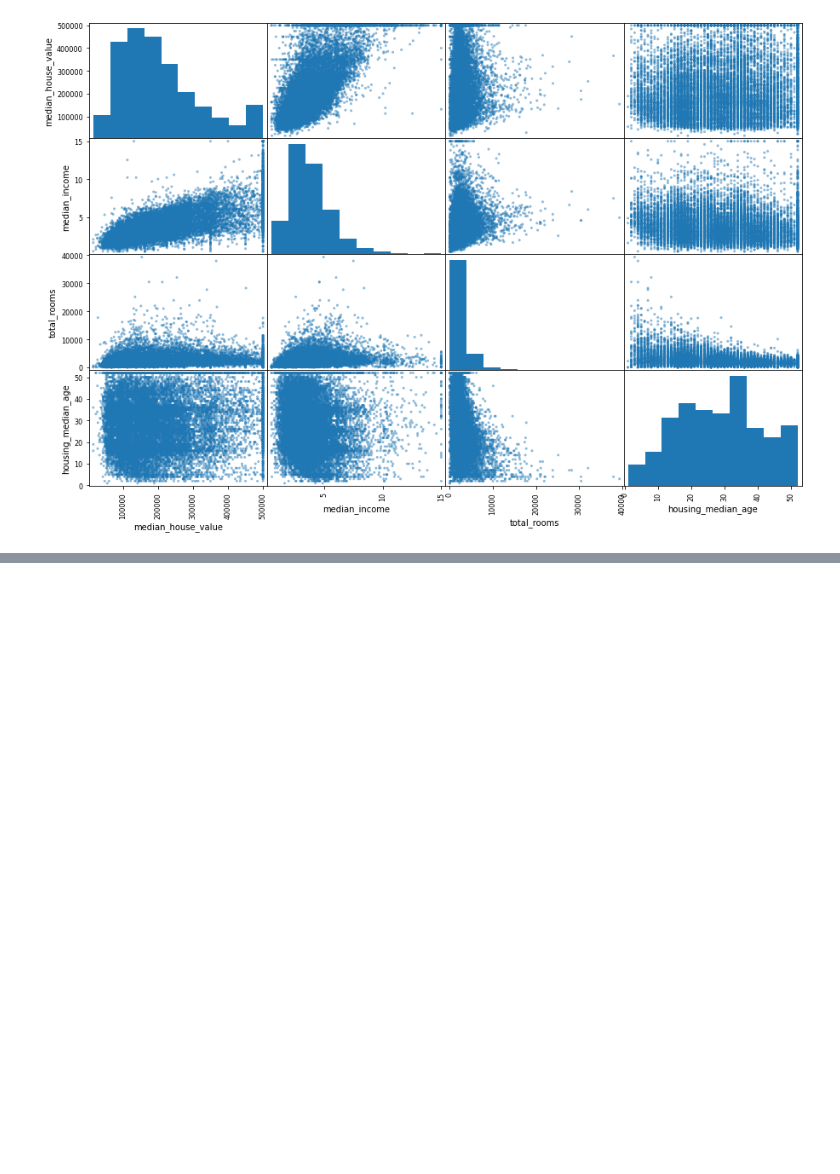
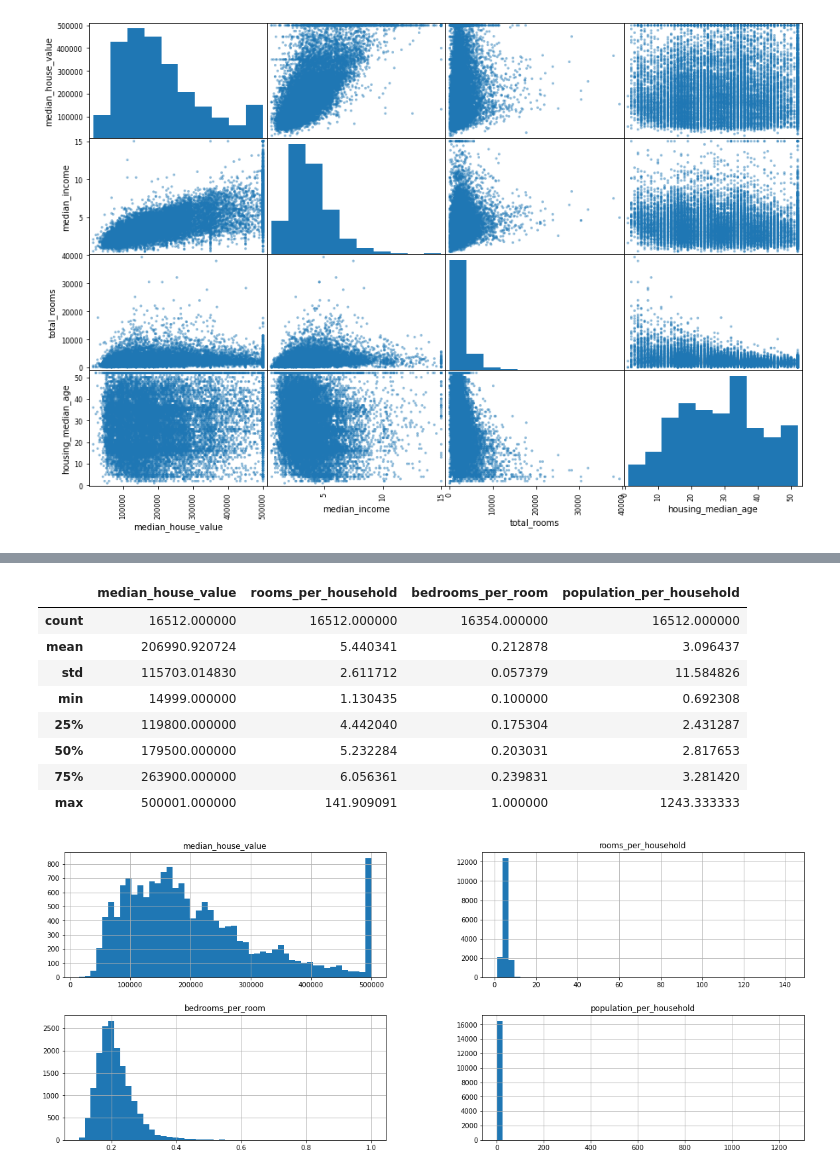
Before and after one commit to mattslatt/practice_projects, a Jupyter notebook: notebooks/ca_housing_prices.ipynb, the cells around one changed output, grey strips where cells are left out. Cells and saved outputs as stored; diff of their text form; code cells hidden in the pictures; blank space fills up the shorter version.

```diff
--- a/notebooks/ca_housing_prices.ipynb
+++ b/notebooks/ca_housing_prices.ipynb
@@ -163,0 +178,9 @@ scatter_matrix(housing[features], figsize = [15,10]);
+# %%
+# feature extraction attempts
+
+housing["rooms_per_household"] = housing["total_rooms"]/housing["households"]
+housing["bedrooms_per_room"] = housing["total_bedrooms"]/housing["total_rooms"]
+housing["population_per_household"]=housing["population"]/housing["households"]
+
+corr_matrix = housing.corr()
+print(corr_matrix["median_house_value"].sort_values(ascending=False))
@@ -163,0 +201,16 @@ scatter_matrix(housing[features], figsize = [15,10]);
+# %%
+features_updated = ['median_house_value', 'rooms_per_household', 'bedrooms_per_room', 'population_per_household']
+
+housing[features_updated].hist(bins=50, figsize=[20,8])
+housing[features_updated].describe()
+# %% [output]
+|  | median_house_value | rooms_per_household | bedrooms_per_room | population_per_household |
+| count | 16512.000000 | 16512.000000 | 16354.000000 | 16512.000000 |
+| mean | 206990.920724 | 5.440341 | 0.212878 | 3.096437 |
+| std | 115703.014830 | 2.611712 | 0.057379 | 11.584826 |
+| min | 14999.000000 | 1.130435 | 0.100000 | 0.692308 |
+| 25% | 119800.000000 | 4.442040 | 0.175304 | 2.431287 |
+| 50% | 179500.000000 | 5.232284 | 0.203031 | 2.817653 |
+| 75% | 263900.000000 | 6.056361 | 0.239831 | 3.281420 |
+| max | 500001.000000 | 141.909091 | 1.000000 | 1243.333333 |
+[figure, added]
```
Also changed, not shown: parts of 15 cells of this notebook.
